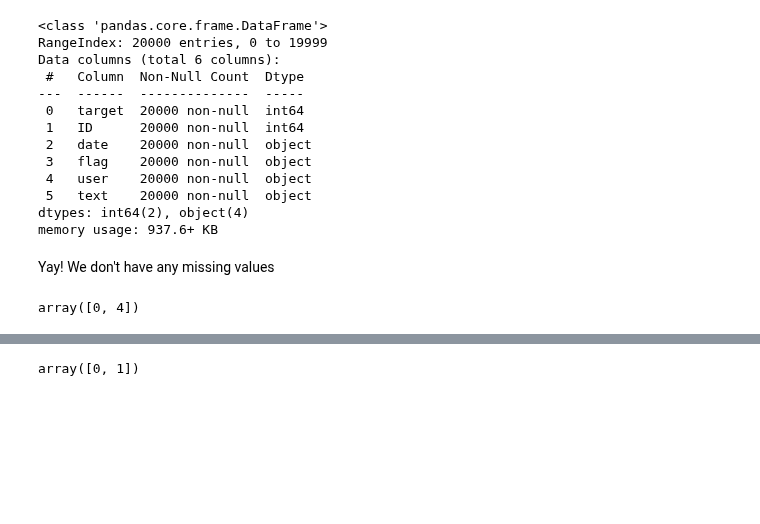
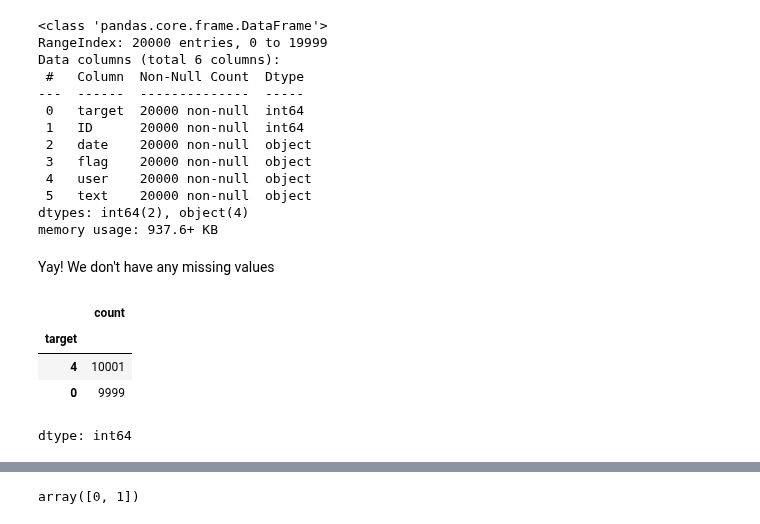
Before and after one commit to nargesghan/cs_internship_journey, a Jupyter notebook: sentiment Analysis/sentiment_analyzer_project.ipynb, the cells around one changed output, grey strips where cells are left out. Saved outputs shown, nothing was run; the diff lists cells and outputs as text; code cells hidden in the pictures; blank space fills up the shorter version.

```diff
--- a/sentiment Analysis/sentiment_analyzer_project.ipynb
+++ b/sentiment Analysis/sentiment_analyzer_project.ipynb
@@ -41,6 +41,10 @@ memory usage: 937.6+ KB
 # %% [markdown]
 Yay! We don't have any missing values
 # %%
-train["target"].unique()
+train["target"].value_counts()
 # %% [output]
+|  | count |
+| target |  |
+| 4 | 10001 |
+| 0 | 9999 |
-array([0, 4])
+dtype: int64
```
Also changed, not shown: parts of 17 cells of this notebook, 1 other file.
